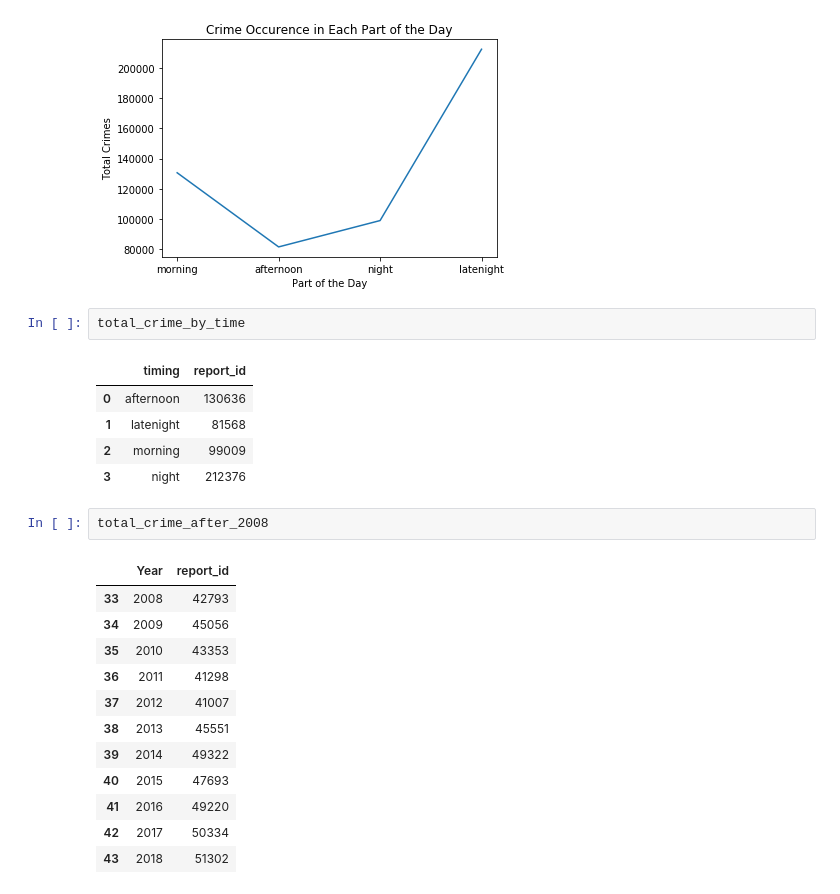
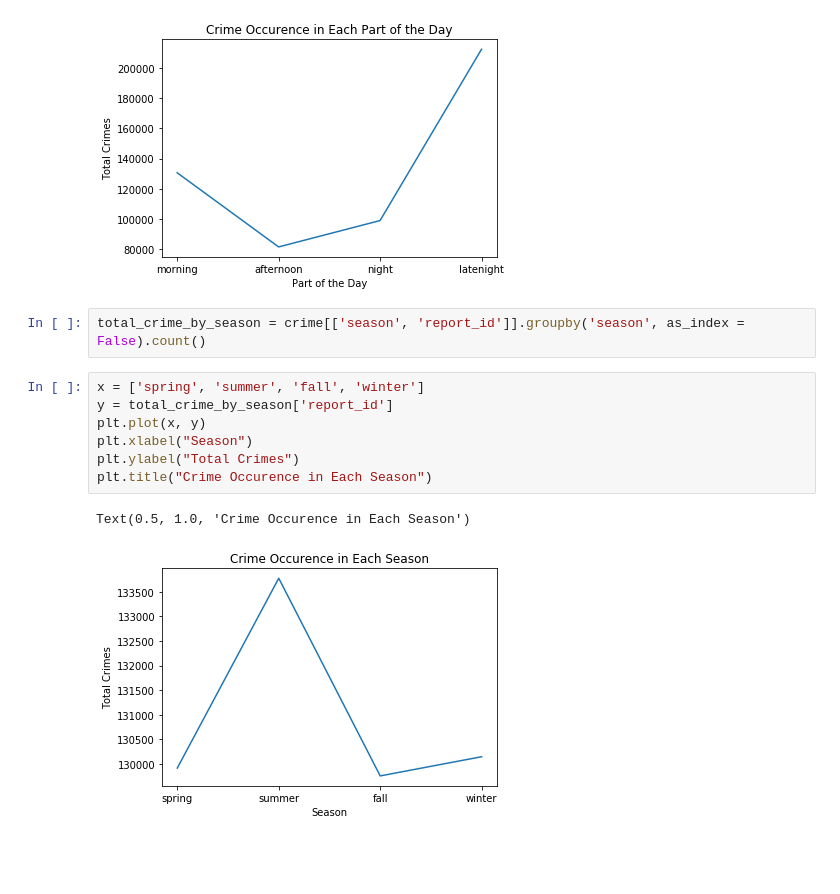
Before and after one commit to luyij/snitchers, a Jupyter notebook: level_of_change_in_crime.ipynb, the cells around one changed output. Cells and saved outputs as stored; diff of their text form; blank space fills up the shorter version.

Commit message:
add season data

```diff
--- a/level_of_change_in_crime.ipynb
+++ b/level_of_change_in_crime.ipynb
@@ -73,26 +73,15 @@ plt.title("Crime Occurence in Each Part of the Day")
 # %% [output]
 Text(0.5, 1.0, 'Crime Occurence in Each Part of the Day')
 [figure]
-# %%
-total_crime_by_time
-# %% [output]
-|  | timing | report_id |
-| 0 | afternoon | 130636 |
-| 1 | latenight | 81568 |
-| 2 | morning | 99009 |
-| 3 | night | 212376 |
-# %%
-total_crime_after_2008
-# %% [output]
-|  | Year | report_id |
-| 33 | 2008 | 42793 |
-| 34 | 2009 | 45056 |
-| 35 | 2010 | 43353 |
-| 36 | 2011 | 41298 |
-| 37 | 2012 | 41007 |
-| 38 | 2013 | 45551 |
-| 39 | 2014 | 49322 |
-| 40 | 2015 | 47693 |
-| 41 | 2016 | 49220 |
-| 42 | 2017 | 50334 |
-| 43 | 2018 | 51302 |
+# %%
+total_crime_by_season = crime[['season', 'report_id']].groupby('season', as_index = False).count()
+# %%
+x = ['spring', 'summer', 'fall', 'winter']
+y = total_crime_by_season['report_id']
+plt.plot(x, y)
+plt.xlabel("Season")
+plt.ylabel("Total Crimes")
+plt.title("Crime Occurence in Each Season")
+# %% [output]
+Text(0.5, 1.0, 'Crime Occurence in Each Season')
+[figure, added]
```
Also changed, not shown: parts of 1 cell of this notebook.
